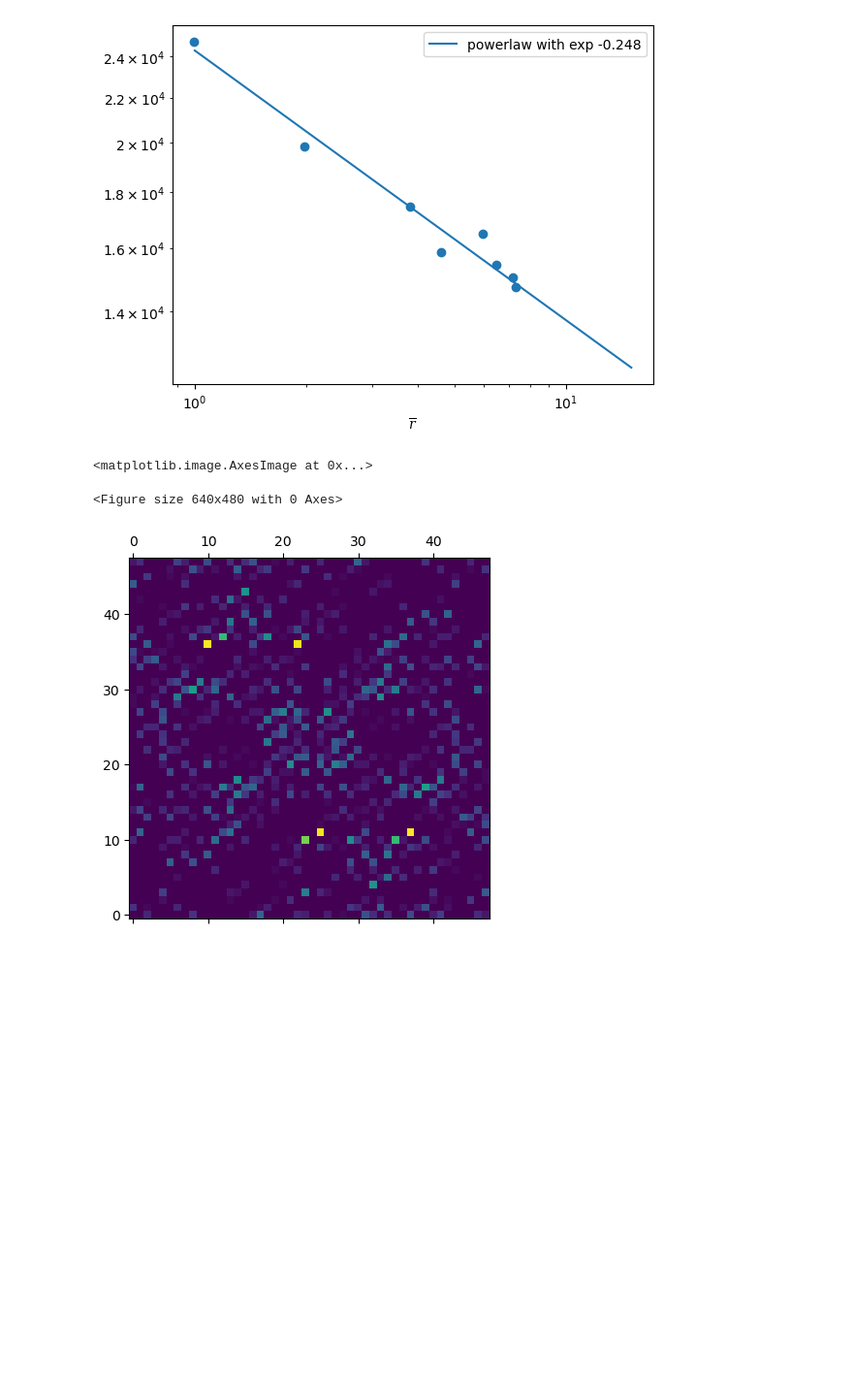
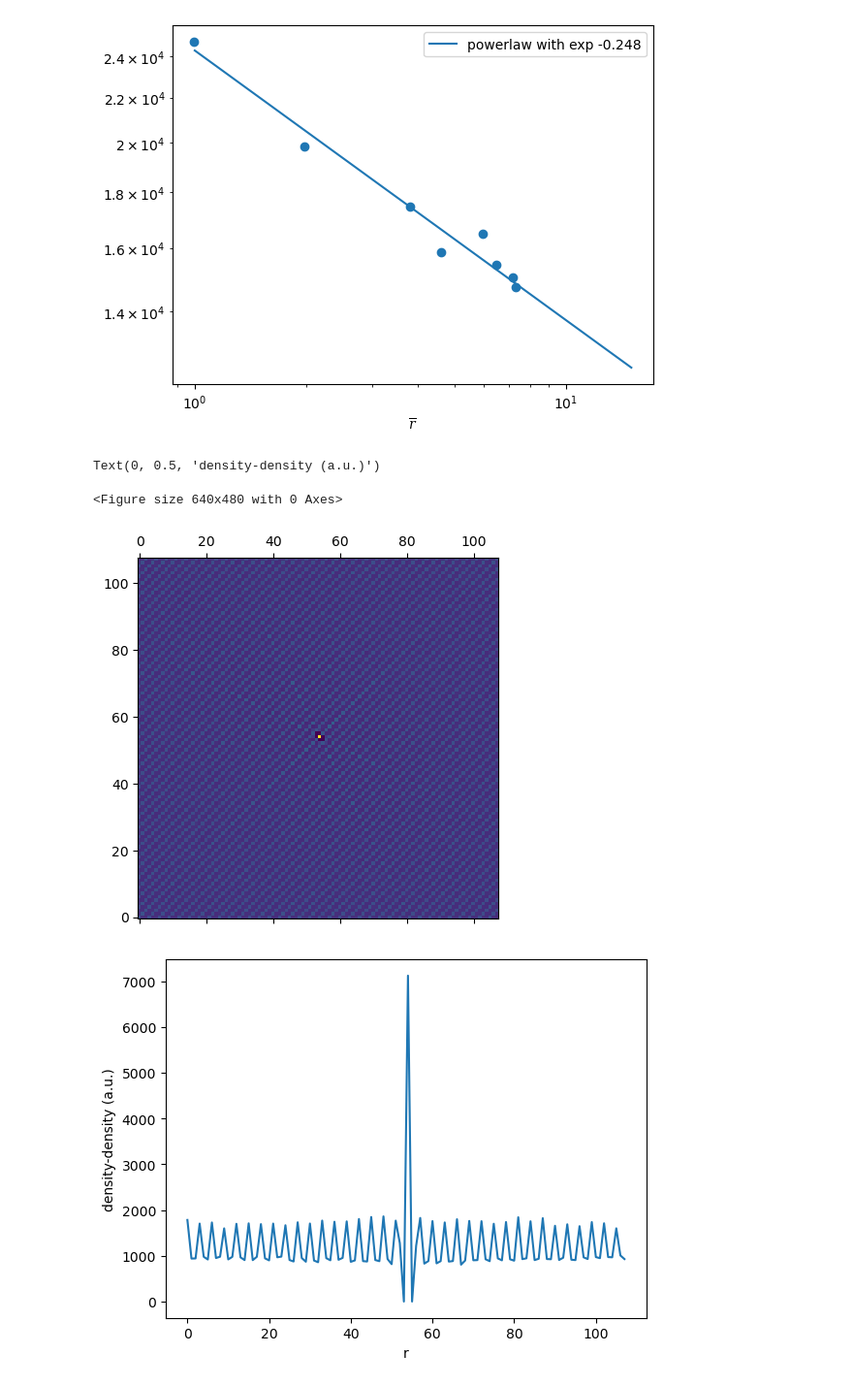
Before and after one commit to KimGroup/trimer-tbg, a Jupyter notebook: mc/pocket.ipynb, the cells around one changed output. Shown at 97% size. Cells and saved outputs as stored; diff of their text form; code cells hidden in the pictures; blank space fills up the shorter version.

```diff
--- a/mc/pocket.ipynb
+++ b/mc/pocket.ipynb
@@ -23,0 +11,10 @@ Text(0, 0.5, '$\\langle \\rho(x,0)\\rho(0,0) \\rangle$')
+# %%
+pocket.width = 24
+pocket.height = 24
+lines = open("pocket.out", "r").readlines()
+for line in [lines[10], lines[11]]:
+    sample = [[int(i) for i in x[1:-1].split(",")] for x in line.split(" ")[:-1]]
+    fig, ax = plt.subplots(1, 1, figsize=[8, 8])
+    pocket.draw_hexalattice(ax)
+    pocket.show_tiling(ax, (sample, None))
+    plt.show()
@@ -45,23 +81,30 @@ plt.xlabel("$\\overline{r}$")
 Text(0.5, 0, '$\\overline{r}$')
 [figure]
 # %%
-pocket.width = 48
-obj = np.load("48x48-3-100000-mono-di.npy", allow_pickle=True).item()
+pocket.width = 108
+obj = np.load("108x108-3-100000-tri-tri-2.npy", allow_pickle=True).item()
 keys = list(obj.keys())
 xmax = max(x for x,y in keys)
 xmin = min(x for x,y in keys)
 ymax = max(y for x,y in keys)
 ymin = min(y for x,y in keys)
 
 dists = np.zeros((xmax-xmin+1, ymax-ymin+1))
 for key, value in obj.items():
-	dists[key[0]-xmin, key[1]-ymin] = value
+	dists[key[0]-xmin, key[1]-ymin] += value
 
-dists[:, :] += dists[::-1, ::-1]
+obj = np.load("108x108-3-100000-tri-tri.npy", allow_pickle=True).item()
+for key, value in obj.items():
+	dists[key[0]-xmin, key[1]-ymin] += value
 
 plt.figure()
 plt.matshow(dists.T, origin="lower")
+plt.figure()
+plt.plot(dists[:, 54])
+plt.xlabel("r")
+plt.ylabel("density-density (a.u.)")
 # %% [output]
-<matplotlib.image.AxesImage at 0x...>
+Text(0, 0.5, 'density-density (a.u.)')
 <Figure size 640x480 with 0 Axes>
-[figure, old version]
+[figure, new version]
+[figure, added]
```
Also changed, not shown: parts of 8 cells of this notebook, 5 other files.
